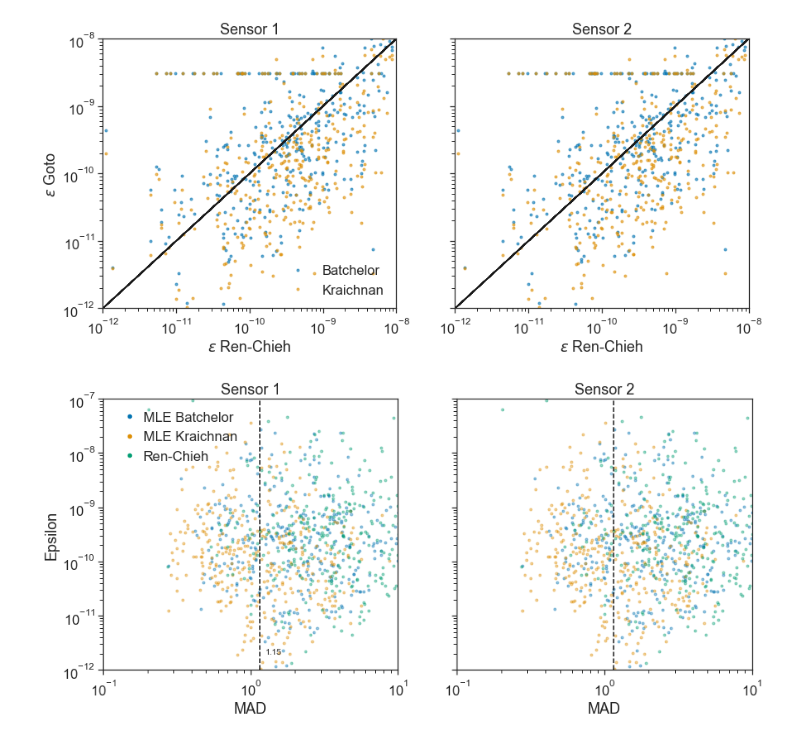
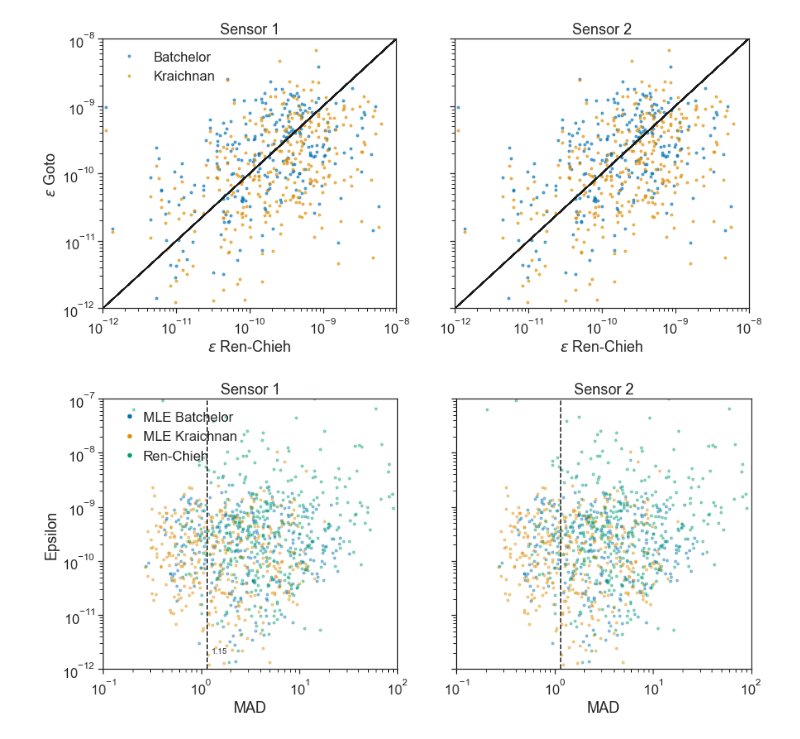
Before and after one commit to sessink/epsilon_from_emapex, a Jupyter notebook: notebooks/plotting_eps_calc.ipynb, the cells around one changed output. Drawn from its saved outputs; the diff is of its cells as text; code cells hidden in the pictures.

Commit message:
variable dof/ ruddick fig6

```diff
--- a/notebooks/plotting_eps_calc.ipynb
+++ b/notebooks/plotting_eps_calc.ipynb
@@ -40,2 +37,2 @@ mpl.rc('legend', frameon=False)
 # %%
-ds = xr.open_dataset('../data/chi/test.nc')
+ds = xr.open_dataset('../data/chi/variable_dof.nc')
@@ -107,4 +76,0 @@ plt.xlim(1e-12,1e-3)
-# %%
-ds['log_eps_rc'] = np.log10(ds.eps_rc)
-ds['log_eps1_bat'] = np.log10(ds.eps1_bat)
-ds['log_eps1_kra'] = np.log10(ds.eps1_kra)
@@ -141,38 +117,38 @@ ax[1].set_title(r'Sensor 2')
 plt.savefig('../figures/scatter_goto_vs_rc_2sensors.pdf')
 plt.show()
 # %% [output]
-[figure, old version]
+[figure, new version]
 # %%
 def plot_mad(ax,ds,sensor,mad_max,title,ylabel,xlabel):
     if sensor==1:
         ax.plot( ds.mad1_bat, ds.eps1_bat,'.',label='MLE Batchelor', alpha=0.4)
         ax.plot( ds.mad1_kra, ds.eps1_kra,'.',label='MLE Kraichnan', alpha=0.4)
         ax.plot( ds.mad1_rc, ds.eps_rc,'.',label='Ren-Chieh', alpha=0.4)
         ax.annotate(f'{mad_max:1.2f}',(mad_max+0.1,2e-12))
         leg = ax.legend(handletextpad=0.05, markerscale=1.5)
         ax.set_ylabel(ylabel)
         for lh in leg.legendHandles:
             lh._legmarker.set_alpha(1)
     elif sensor==2:
         ax.plot( ds.mad2_bat, ds.eps2_bat,'.',label='MLE Batchelor', alpha=0.4)
         ax.plot( ds.mad2_kra, ds.eps2_kra,'.',label='MLE Kraichnan', alpha=0.4)
         ax.plot( ds.mad2_rc, ds.eps_rc,'.',label='Ren-Chieh', alpha=0.4)
     else:
         raise ValueError('Only 2 sensors!')
     ax.set_yscale('log')
     ax.set_xscale('log')
-    ax.set_xlim(1e-1,1e1)
+    ax.set_xlim(1e-1,1e2)
     ax.set_ylim(1e-12,1e-7)
     ax.set_xlabel(xlabel)
     ax.set_title(title)
     ax.axvline(mad_max, color='k', ls='dashed')
 
 mad_max = 2*np.sqrt(2/6)
 f,ax = plt.subplots(1,2,figsize=(14,6), sharey =True)
 plot_mad(ax[0],ds,1,mad_max,'Sensor 1','Epsilon','MAD')
 plot_mad(ax[1],ds,2,mad_max,'Sensor 2','Epsilon','MAD')
 
 plt.savefig('../figures/scatter_mad_vs_eps_2sensors.pdf')
 plt.show()
 # %% [output]
-[figure, old version]
+[figure, new version]
```
Also changed, not shown: parts of 25 cells of this notebook, 4 other files.
